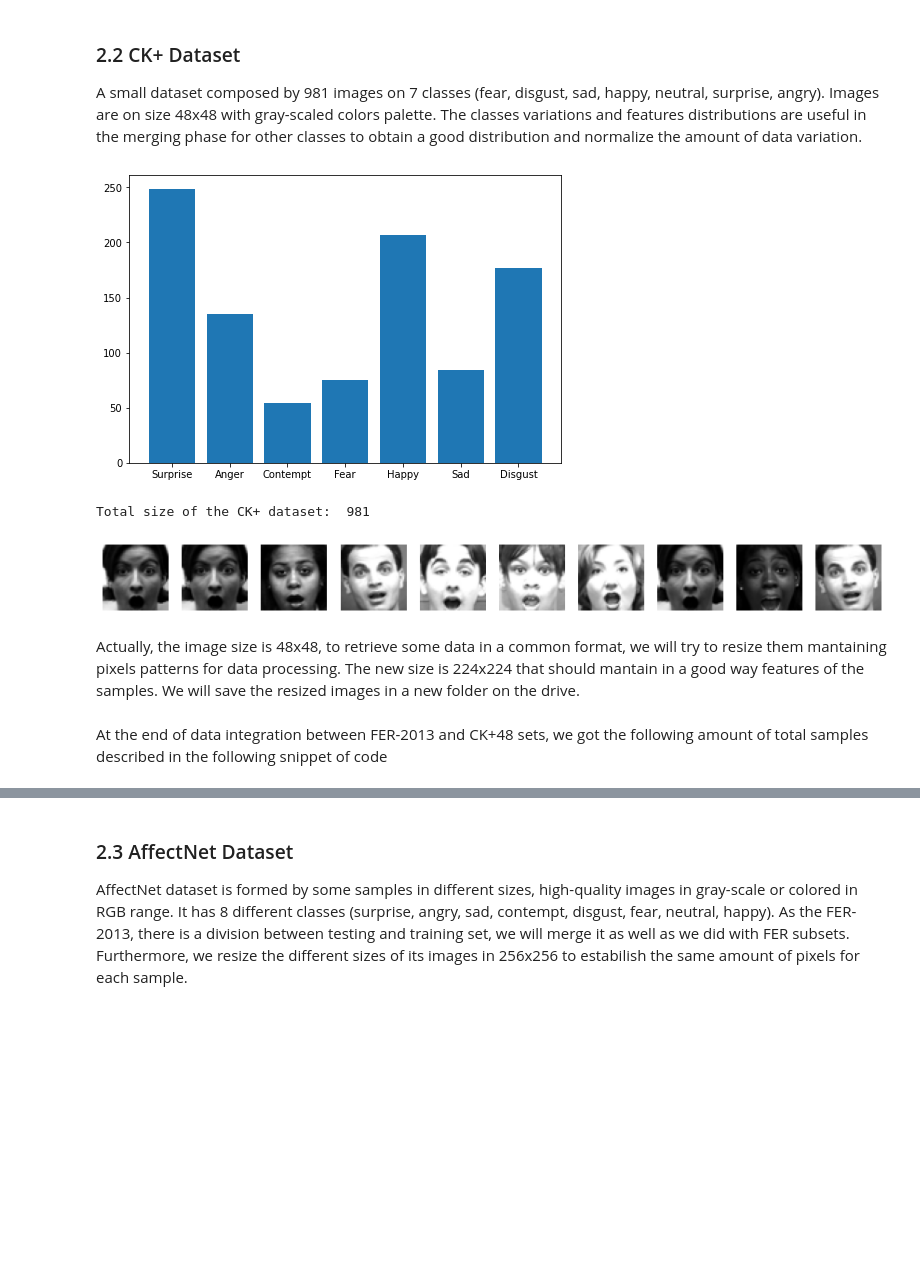
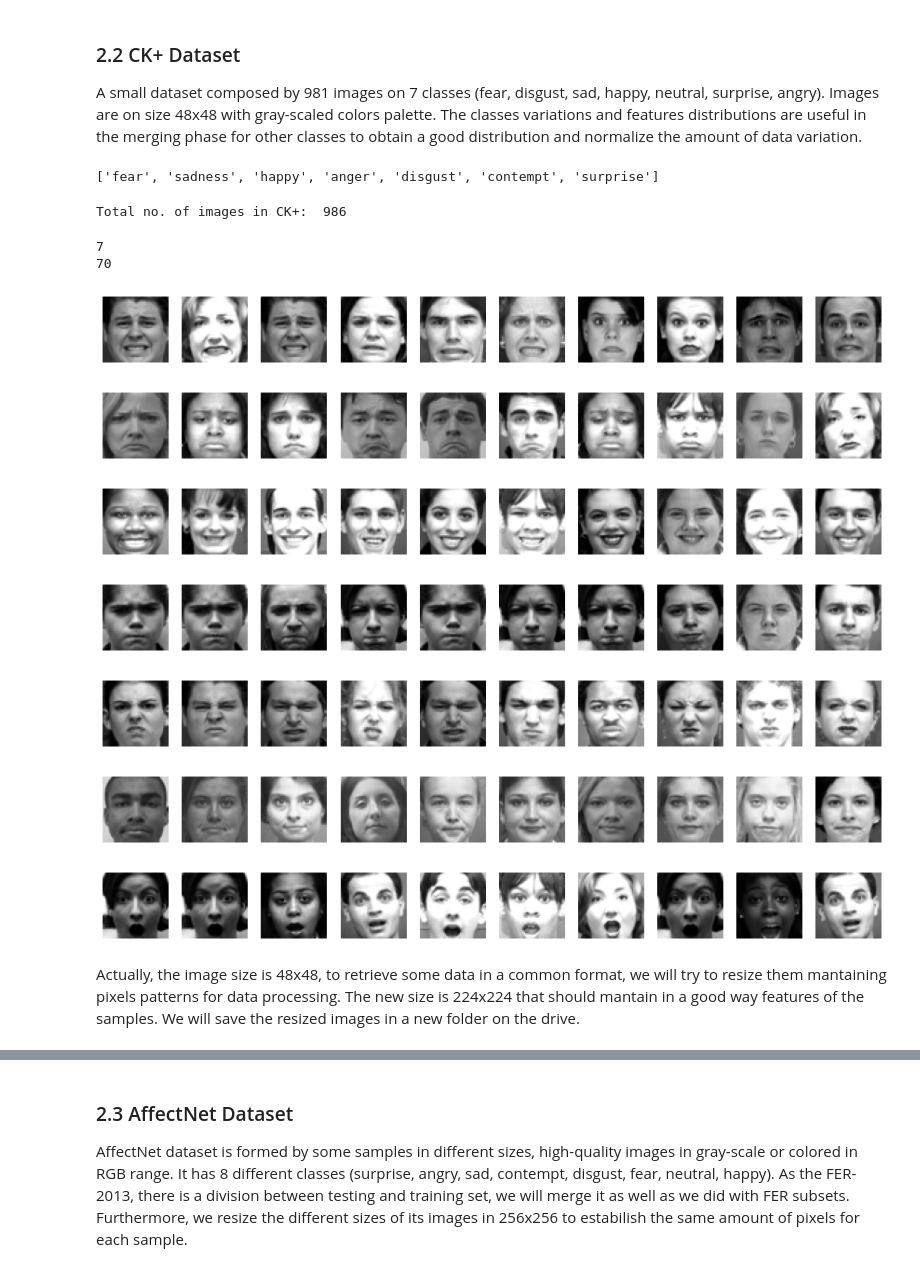
Before and after one commit to kode-git/vfer, a Jupyter notebook: ViT_Face_Emotion_Recognition.ipynb, the cells around one changed output, grey strips where cells are left out. Cells and saved outputs as stored; diff of their text form; code cells hidden in the pictures; blank space fills up the shorter version.

```diff
--- a/ViT_Face_Emotion_Recognition.ipynb
+++ b/ViT_Face_Emotion_Recognition.ipynb
@@ -274,17 +271,19 @@ for i in range(destinations):
 # %% [markdown]
 The data integration phase didn't have any distinction between train and test splitting. So, we can merge the FER-2013 val set with the training set and split it in a second time. Actually, our interest is to analyze the val set as well as we did with the training set.
 # %%
-sources = ["/content/drive/MyDrive/Datasets/FER-2013/train/" + class_ for class_ in fer_classes_t]
+sources = ["/content/drive/MyDrive/Datasets/FER-2013/val/" + class_ + "/" for class_ in fer_classes_t]
 source_type = "fer_2013_test"
 
-for i in range(destinations):
-  iw.format_converter(sources[i], format, source_type, destinations[i])
+for i in range(0, len(destinations)):
+  iw.format_converter(sources[i], format_fer, source_type, destinations[i])
 # %% [markdown]
 ### 2.2  CK+ Dataset
 A small dataset composed by 981 images on 7 classes (fear, disgust, sad, happy, neutral, surprise, angry). Images are on size 48x48 with gray-scaled colors palette. The classes variations and features distributions are useful in the merging phase for other classes to obtain a good distribution and normalize the amount of data variation.
 # %%
 num_classes = 7
-img_rows,img_cols = 48,48
-batch_size = 32
 
-data_dir_ck = '/content/drive/My Drive/Datasets/CK+48'
+data_dir_ck = '/content/drive/My Drive/Datasets/CK+48/*'
+ck_classes_t = iw.list_classes(data_dir_ck)
+ck_classes_t
+# %% [output]
+['fear', 'sadness', 'happy', 'anger', 'disgust', 'contempt', 'surprise']
@@ -299,23 +290,40 @@ disgust_ck = [cv2.imread(file) for file in glob.glob(r'/content/drive/MyDrive/Da
-# %%
-fig = plt.figure()
-ax = fig.add_axes([0,0,1,1])
-langs = ['Surprise', 'Anger', 'Contempt', 'Fear', 'Happy', 'Sad', 'Disgust']
-x = [len(surprise_ck), len(anger_ck), len(contempt_ck), len(fear_ck), len(happy_ck), len(sad_ck), len(disgust_ck)]
-ax.bar(langs, x)
-plt.show()
-# %% [output]
-[figure, removed]
-# %%
-print('Total size of the CK+ dataset: ', len(surprise_ck) + len(anger_ck) + len(contempt_ck) + len(fear_ck) + len(happy_ck) + len(sad_ck) + len(disgust_ck))
-# %% [output]
-Total size of the CK+ dataset:  981
+# %%
+ck_tot = iw.counter_samples(data_dir_ck)
+print("Total no. of images in CK+: ", ck_tot)
+# %% [output]
+Total no. of images in CK+:  986
 # %%
-fig, ax = plt.subplots(nrows=1, ncols=10, figsize=(15,15))
+paths = []
+for path in glob.glob(data_dir_ck):
+  paths.append(path + "/*.png")
 
-for i in range(0,10):
-  ax[i].imshow(cv2.cvtColor(surprise_ck[i], cv2.COLOR_BGR2RGB))
-  ax[i].axis('off')
+results = []
+num_classes = len(ck_classes_t)
+print(num_classes)
+for path in paths:
+  counter = 0
+  for file in glob.glob(path):
+    if counter < 10:
+      results.append(cv2.imread(file))
+      counter += 1
+    else:
+      break
+
+print(len(results))
+for j in range(0, num_classes):
+  fig, ax = plt.subplots(nrows=1, ncols=10, figsize=(15,15))
+  for i in range(0,10):
+    ax[i].imshow(cv2.cvtColor(results[i+j*10], cv2.COLOR_BGR2RGB))
+    ax[i].axis('off')
 # %% [output]
+7
+70
-[figure, old version]
+[figure, new version]
+[figure, added]
+[figure, added]
+[figure, added]
+[figure, added]
+[figure, added]
+[figure, added]
 # %% [markdown]
 Actually, the image size is 48x48, to retrieve some data in a common format, we will try to resize them mantaining pixels patterns for data processing. The new size is 224x224 that should mantain in a good way features of the samples. We will save the resized images in a new folder on the drive.
@@ -368,2 +329,0 @@ iw.format_converter(source_path_contempt, format,source_type, destination_path_c
-# %% [markdown]
-At the end of data integration between FER-2013 and CK+48 sets, we got the following amount of total samples described in the following snippet of code
```
Also changed, not shown: parts of 61 cells of this notebook.
